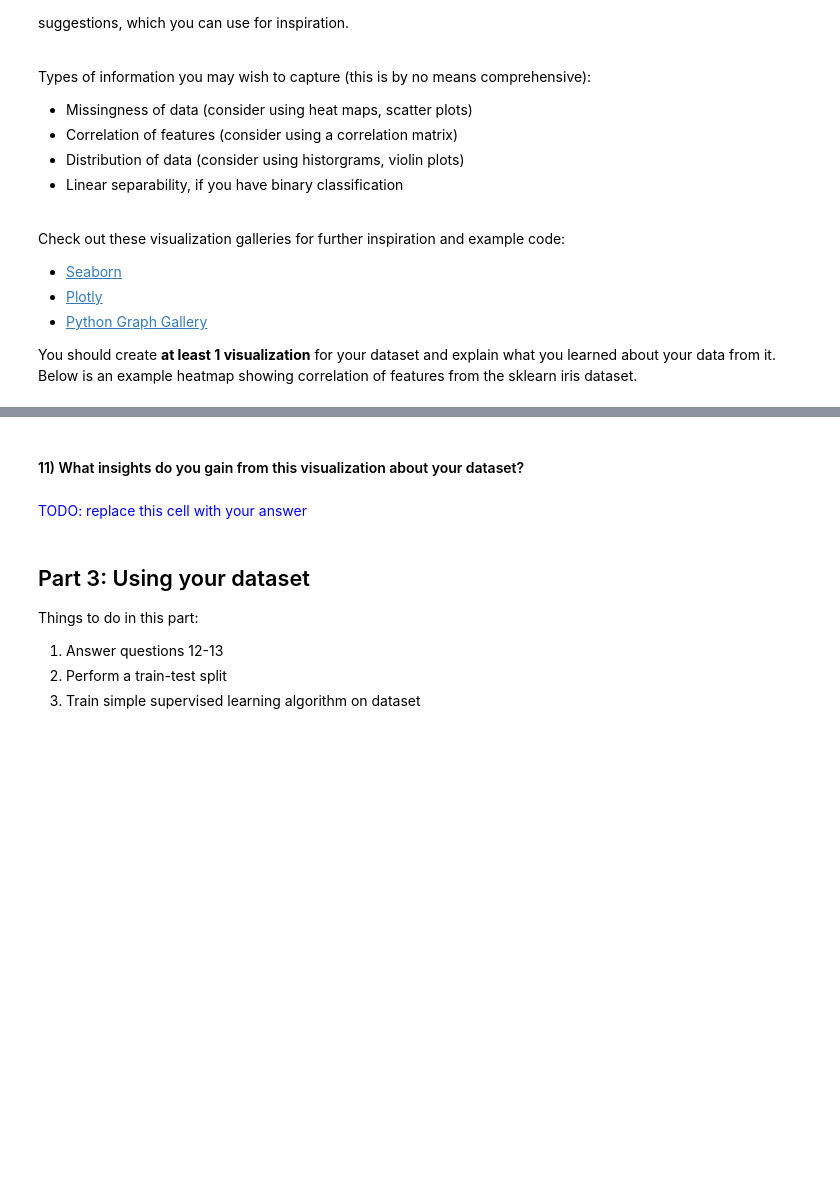
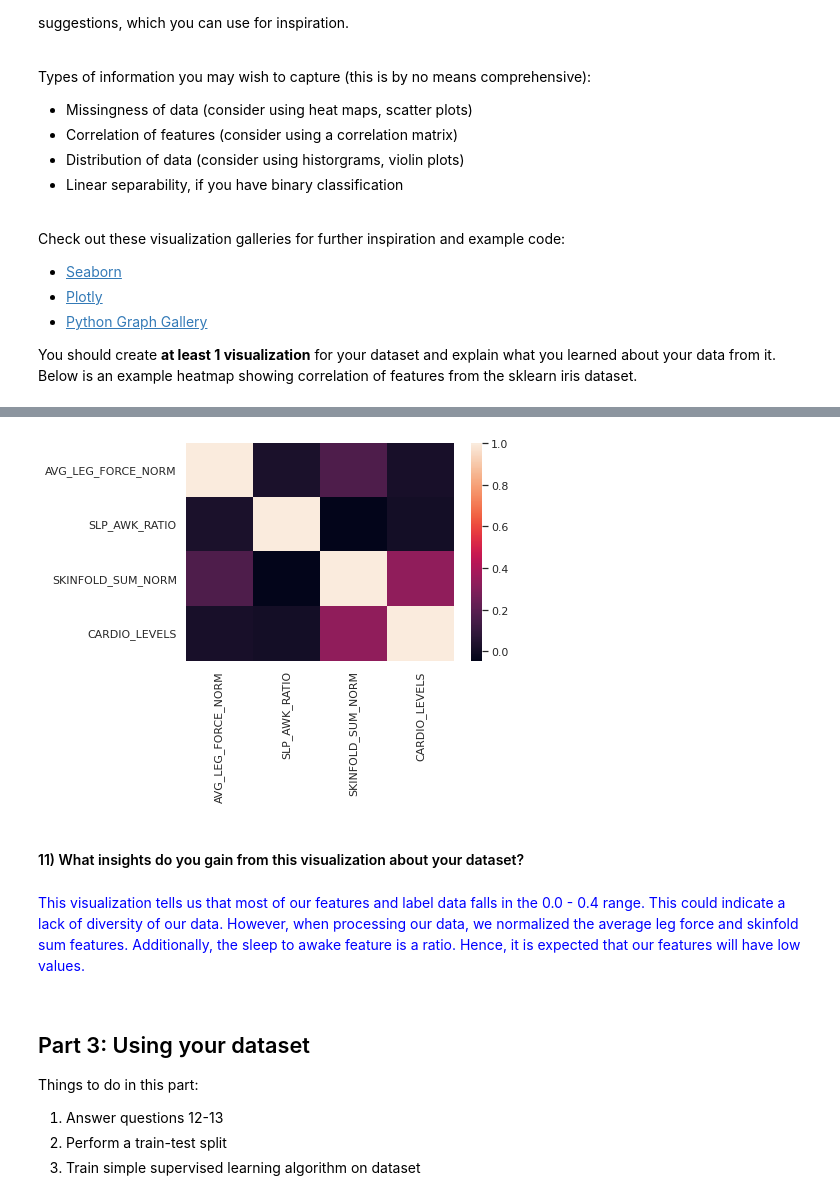
Before and after one commit to tkarani1/ml-hw1, a Jupyter notebook: Copy_of_homework1.ipynb, the cells around one changed output, grey strips where cells are left out. Cells and saved outputs as stored; diff of their text form; code cells hidden in the pictures; blank space fills up the shorter version.

Commit message:
added last few answers

```diff
--- a/Copy_of_homework1.ipynb
+++ b/Copy_of_homework1.ipynb
@@ -323,6 +350,8 @@ Note: this is the format we're looking for your data to be in when you submit yo
 #######################################################
 # TODO: Convert X and y to numpy arrays with appropriate dimensions
 import numpy as np
+X = X_processed
+y = y_processed
 X = X.to_numpy()
 y = np.array(y)
 
@@ -407,9 +431,31 @@ plt.show()
+# %%
+#######################################################
+# TODO: Visualize the dataset
+from sklearn import datasets
+import numpy as np
+import seaborn as sns
+import matplotlib.pyplot as plt
+import pandas as pd
+
+df = pd.DataFrame(data= np.c_[X, y],
+                     columns= ['AVG_LEG_FORCE_NORM','SLP_AWK_RATIO', 'SKINFOLD_SUM_NORM', 'CARDIO_LEVELS'])
+sns.heatmap(df.corr(),
+            xticklabels=df.corr().columns.values,
+            yticklabels=df.corr().columns.values)
+plt.show()
+#######################################################
+# %% [output]
+[figure, added]
 # %% [markdown]
 #### 11) What insights do you gain from this visualization about your dataset?
-# %% [markdown]
-<font color='blue'>
-    TODO: replace this cell with your answer
-</font>
+# %% [markdown]
+
+
+<font color='blue'>
+
+
+This visualization tells us that most of our features and label data falls in the 0.0 - 0.4 range. This could indicate a lack of diversity of our data. However, when processing our data, we normalized the average leg force and skinfold sum features. Additionally, the sleep to awake feature is a ratio. Hence, it is expected that our features will have low values.
+</font>
 # %% [markdown]
 ## Part 3: Using your dataset
 
```
Also changed, not shown: parts of 9 cells of this notebook.
